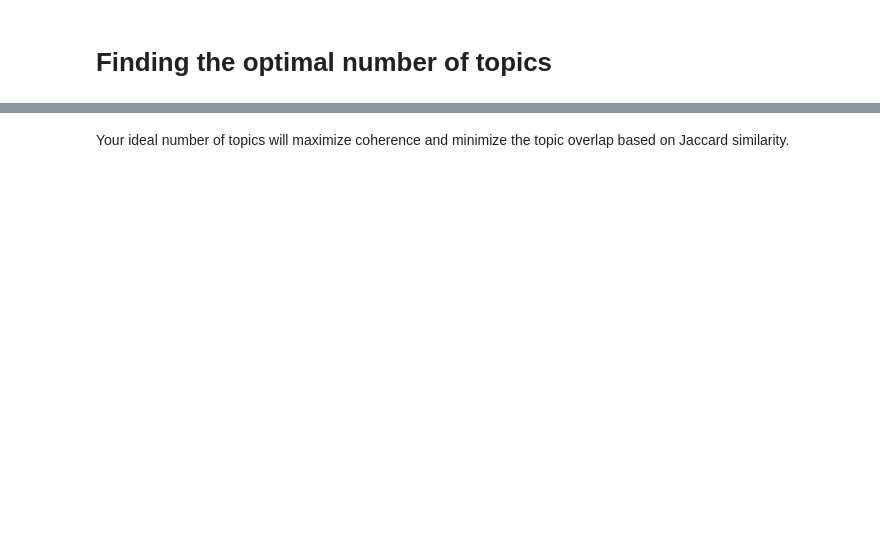
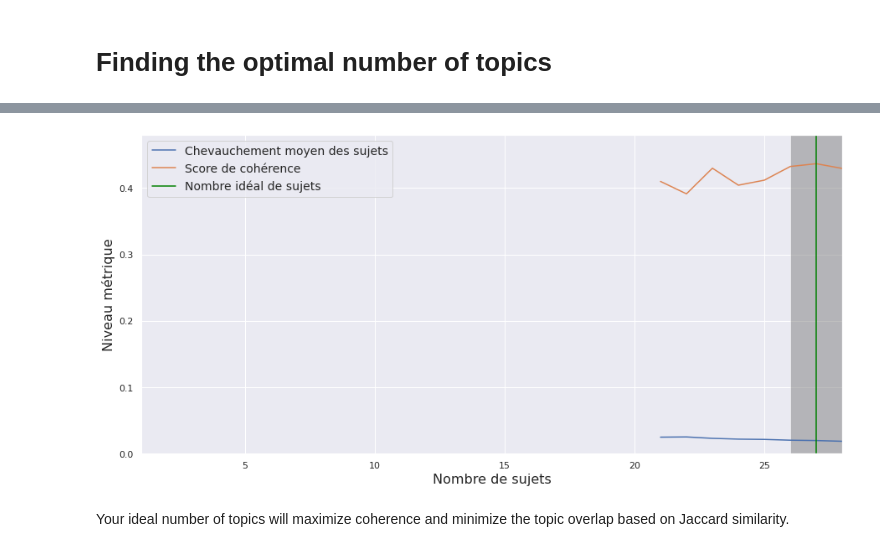
Before and after one commit to younes16morsi/PFE_RIGHTINNOV, a Jupyter notebook: Topic Modeling/[FR]Topic Modeling.ipynb, the cells around one changed output, grey strips where cells are left out. Saved outputs shown, nothing was run; the diff lists cells and outputs as text; code cells hidden in the pictures; blank space fills up the shorter version.

```diff
--- a/Topic Modeling/[FR]Topic Modeling.ipynb
+++ b/Topic Modeling/[FR]Topic Modeling.ipynb
@@ -41,8 +58,8 @@ data = df['content']
 with open('../input/keywords.txt', encoding='utf-8') as f:
     keywords = f.read().splitlines()
 
-#data = data[data.str.contains('|'.join(keywords), case=False)]
-data = data[data.str.contains('batterie', case=False)]
+data = data[data.str.contains('|'.join(keywords), case=False)]
+#data = data[data.str.contains('batterie', case=False)]
 
 # supprimer les tweets inutiles (publicité, concours ..)
 
@@ -50,9 +67,6 @@ with open('../input/ads_words.txt', encoding='utf-8') as f:
     ads_words = f.read().splitlines()
 
 data = data[~data.str.contains('|'.join(ads_words), case=False)]
-# %%
-with open('../input/keywords.txt', encoding='utf-8') as f:
-    keywords = f.read().splitlines()
 # %%
 import re
 import json
@@ -121,7 +153,7 @@ trigram_mod = gensim.models.phrases.Phraser(trigram)
 # define a preprocessing function
 
 # only need tagger, no need for parser and named entity recognizer, for faster implementation
-nlp = spacy.load('fr_core_news_sm', disable=['parser', 'ner'])
+nlp = spacy.load('fr_core_news_lg', disable=['parser', 'ner'])
 
 # get stopwords
 # ask the user to specify the brand name to be added to the stopwords
@@ -220,7 +286,7 @@ from gensim.models import LdaMulticore, CoherenceModel
 # %%
 %%time
 
-num_topics = list(range(1, 50, 1)[1:])
+num_topics = list(range(20, 30, 1)[1:])
 num_keywords = 10
 
 LDA_models = {}
@@ -290,22 +359,23 @@ ideal_topic_num = num_topics[ideal_topic_num_index]
 # %%
 # Finally graph these metrics across the topic numbers:
 
-plt.figure(figsize=(20,10))
-ax = sns.lineplot(x=num_topics[:-1], y=mean_stabilities, label='Average Topic Overlap')
-ax = sns.lineplot(x=num_topics[:-1], y=coherences, label='Topic Coherence')
+plt.figure(figsize=(15,7))
+ax = sns.lineplot(x=num_topics[:-1], y=mean_stabilities, label='Chevauchement moyen des sujets')
+ax = sns.lineplot(x=num_topics[:-1], y=coherences, label='Score de cohérence')
 
-ax.axvline(x=ideal_topic_num, label='Ideal Number of Topics', color='black')
+ax.axvline(x=ideal_topic_num, label='Nombre idéal de sujets', color='green')
 ax.axvspan(xmin=ideal_topic_num - 1, xmax=ideal_topic_num + 1, alpha=0.5, facecolor='grey')
 
 y_max = max(max(mean_stabilities), max(coherences)) + (0.10 * max(max(mean_stabilities), max(coherences)))
 ax.set_ylim([0, y_max])
 ax.set_xlim([1, num_topics[-1]-1])
 
-ax.axes.set_title('Model Metrics per Number of Topics', fontsize=25)
-ax.set_ylabel('Metric Level', fontsize=20)
-ax.set_xlabel('Number of Topics', fontsize=20)
-plt.legend(fontsize=20)
+ax.set_ylabel('Niveau métrique', fontsize=16)
+ax.set_xlabel('Nombre de sujets', fontsize=16)
+plt.legend(fontsize=14)
 plt.show()
+# %% [output]
+[figure, added]
 # %% [markdown]
 Your ideal number of topics will maximize coherence and minimize the topic overlap based on Jaccard similarity.
 # %%
```
Also changed, not shown: parts of 35 cells of this notebook, 55 other files.
